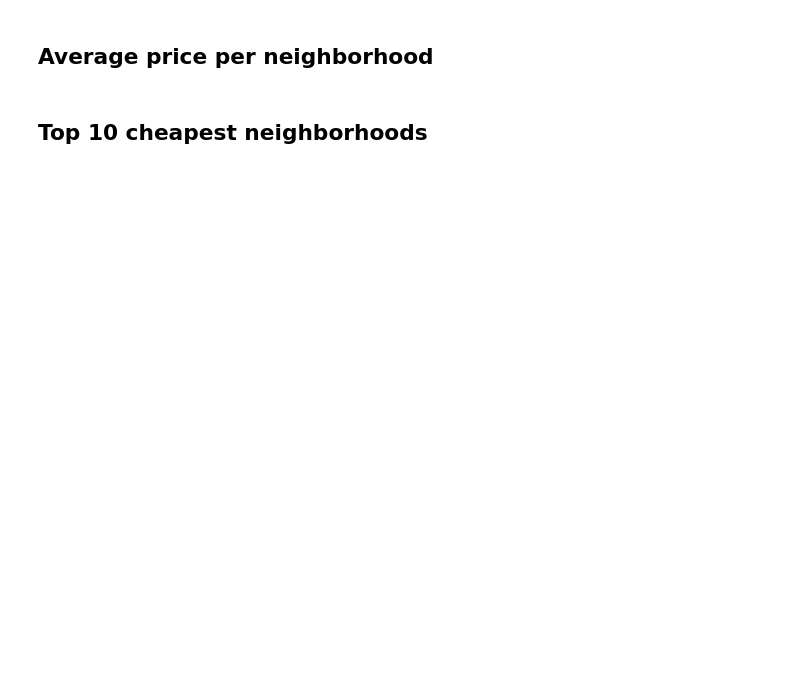
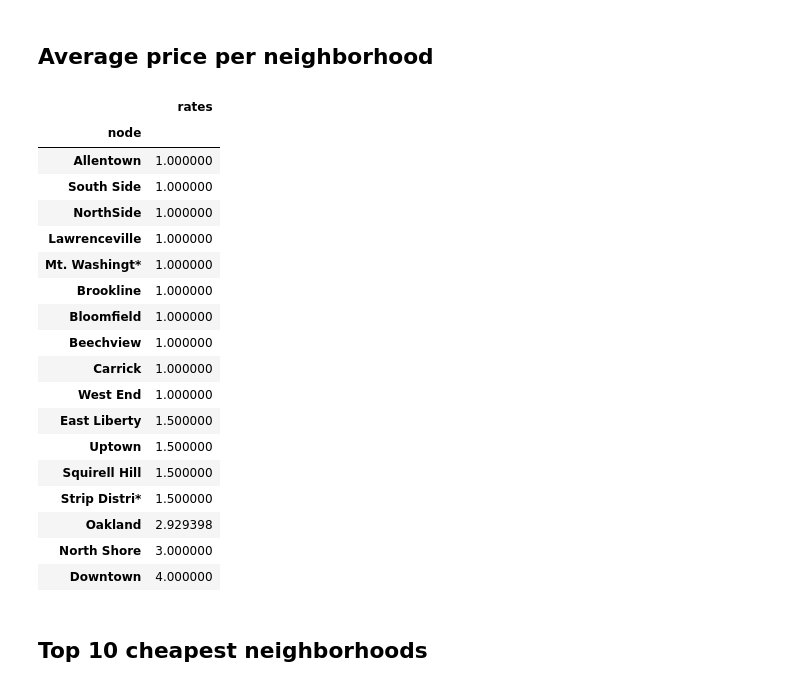
Before and after one commit to Elsklivet/big-ideas-final, a Jupyter notebook: datasets/parking/parking.ipynb, the cells around one changed output. Cells and saved outputs as stored; diff of their text form; code cells hidden in the pictures; blank space fills up the shorter version.

```diff
--- a/datasets/parking/parking.ipynb
+++ b/datasets/parking/parking.ipynb
@@ -40,15 +113,39 @@ top_10_by_price
 # %% [markdown]
 ## Average price per neighborhood
 # %%
-def calc_avg(set):
+# @param neighborhood = a dataframe containing only one neighborhood's info
+# @returns average metered location price for given neighborhood
+def calc_avg(neighborhood):
     sum = 0
-    for rate in set:
+    for rate in neighborhood:
         sum += float(str(rate).strip("$"))
-    return sum / len(set)
+    return sum / len(neighborhood)
 
-parking["node"].replace(' ', np.nan, inplace=True) # Replaces missing data with NaN to get dropped by dropna()
+# Replaces missing data with NaN to get dropped by dropna()
+parking["node"].replace(' ', np.nan, inplace=True)
 
+# Call calc_avg on each neighborhood to calculate average meter cost in said neighborhood
 avg_neighborhood_price = parking.groupby("node")["rates"].apply(calc_avg).dropna().sort_values().to_frame()
 avg_neighborhood_price
+# %% [output]
+|  | rates |
+| node |  |
+| Allentown | 1.000000 |
+| South Side | 1.000000 |
+| NorthSide | 1.000000 |
+| Lawrenceville | 1.000000 |
+| Mt. Washingt* | 1.000000 |
+| Brookline | 1.000000 |
+| Bloomfield | 1.000000 |
+| Beechview | 1.000000 |
+| Carrick | 1.000000 |
+| West End | 1.000000 |
+| East Liberty | 1.500000 |
+| Uptown | 1.500000 |
+| Squirell Hill | 1.500000 |
+| Strip Distri* | 1.500000 |
+| Oakland | 2.929398 |
+| North Shore | 3.000000 |
+| Downtown | 4.000000 |
 # %% [markdown]
 ## Top 10 cheapest neighborhoods
```
Also changed, not shown: parts of 13 cells of this notebook.
